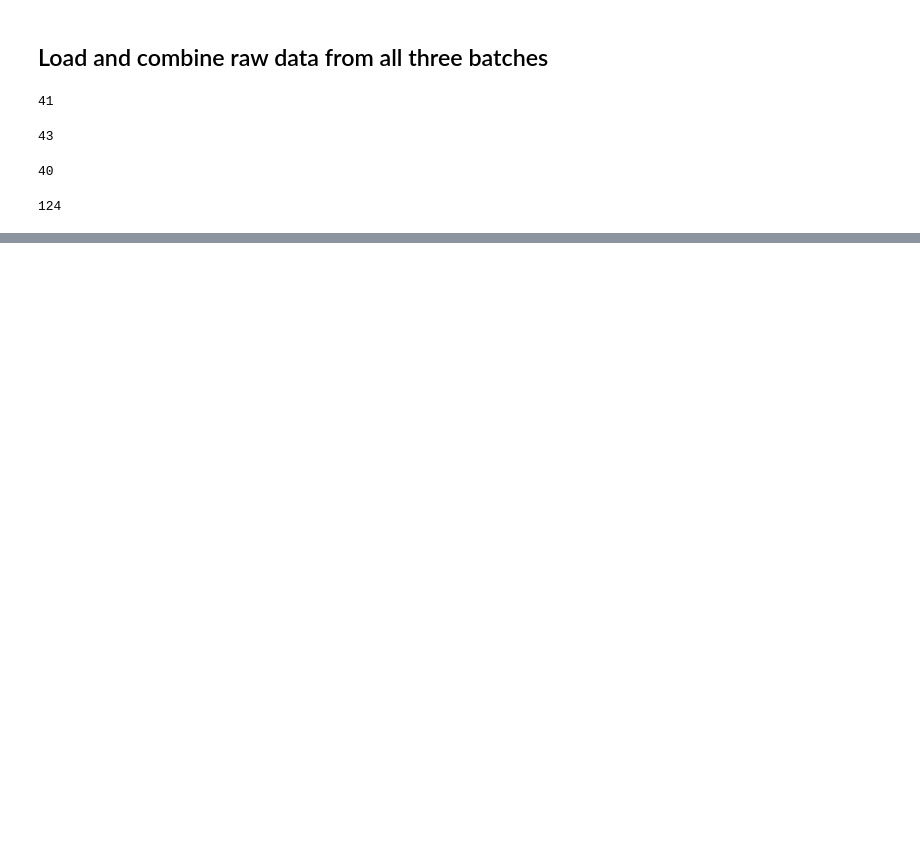
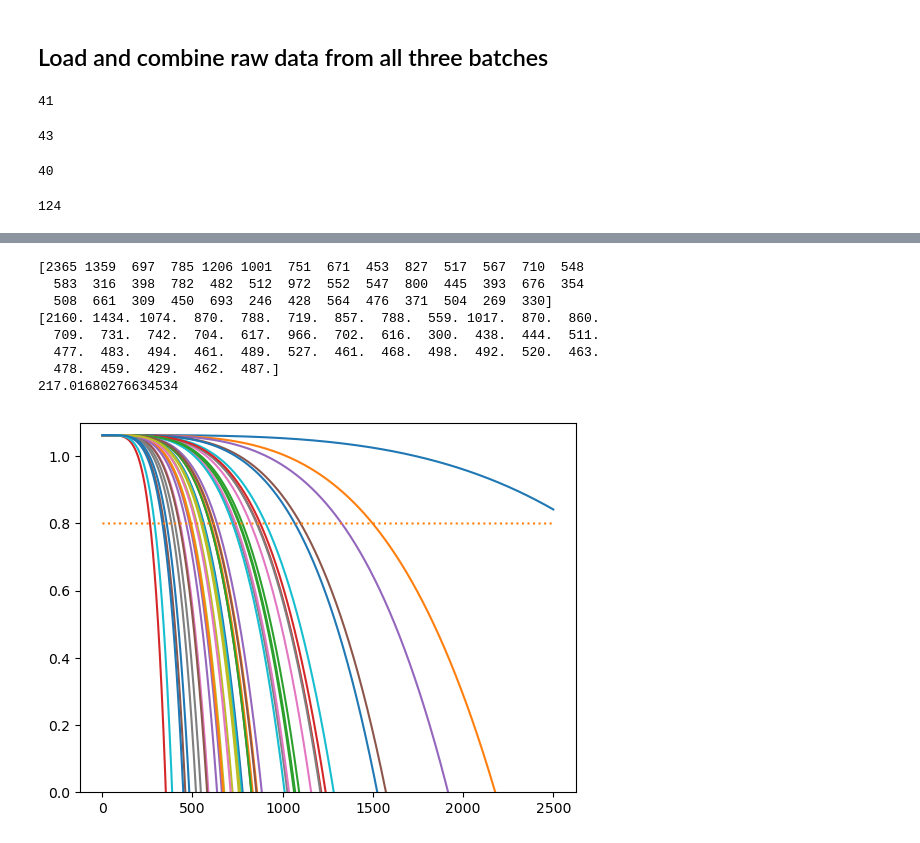
Before and after one commit to nathan99sun/HybridPred, a Jupyter notebook: Physics/curve_fitting.ipynb, the cells around one changed output, grey strips where cells are left out. Drawn from its saved outputs; the diff is of its cells as text; code cells hidden in the pictures; blank space fills up the shorter version.

```diff
--- a/Physics/curve_fitting.ipynb
+++ b/Physics/curve_fitting.ipynb
@@ -102,0 +135,21 @@ plt.plot(x, alpha*np.exp(beta/temps)*np.power(x,gamma))
+# %%
+test_ind = np.array([ 0,  2,  4,  6,  8, 10, 12, 14, 16, 18, 20, 22, 24, 26, 28, 30, 32,
+       34, 36, 38, 40, 42, 44, 46, 48, 50, 52, 54, 56, 58, 60, 62, 64, 66,
+       68, 70, 72, 74, 76, 78, 80, 82, 83])
+
+train_ind = np.array([ 1,  3,  5,  7,  9, 11, 13, 15, 17, 19, 21, 23, 25, 27, 29, 31, 33,
+       35, 37, 39, 41, 43, 45, 47, 49, 51, 53, 55, 57, 59, 61, 63, 65, 67,
+       69, 71, 73, 75, 77, 79, 81])
+
+secondary_ind = np.array([ 84,  85,  86,  87,  88,  89,  90,  91,  92,  93,  94,  95,  96,
+        97,  98,  99, 100, 101, 102, 103, 104, 105, 106, 107, 108, 109,
+       110, 111, 112, 113, 114, 115, 116, 117, 118, 119, 120, 121, 122])
+# %%
+x_train = data[:,1:6][train_ind]
+y_train = params[train_ind]
+
+x_test = data[:,1:6][test_ind]
+y_test = params[test_ind]
+
+x_stest = data[:,1:6][secondary_ind]
+y_stest = params[secondary_ind]
@@ -102,0 +176,32 @@ plt.plot(x, alpha*np.exp(beta/temps)*np.power(x,gamma))
+# %%
+from sklearn.multioutput import MultiOutputRegressor
+
+regr = MultiOutputRegressor(SVR()).fit(x_train, y_train)
+
+predicted = regr.predict(x_train)
+x=np.arange(1, 2500)
+cycle_lives = []
+for p in predicted:
+    plt.plot(x, 1.1*(1 - (np.exp(p[0]/temps)*np.power(x,p[1]) + p[2])))
+    predicted_array = 1.1*(1 - (np.exp(p[0]/temps)*np.power(x,p[1]) + p[2]))
+    cycle_life = np.sum(predicted_array > 0.8*1.1)
+    cycle_lives.append(cycle_life)
+plt.plot(x, 0.8*np.ones(len(x)), ":")
+plt.ylim(0, 1.1)
+
+cycle_lives = np.array(cycle_lives)
+truths = data[:, 0][train_ind]
+print(cycle_lives)
+print(truths)
+rmse = np.sqrt(np.mean(np.abs(truths-cycle_lives)**2))
+print(rmse)
+# %% [output]
+[2365 1359  697  785 1206 1001  751  671  453  827  517  567  710  548
+  583  316  398  782  482  512  972  552  547  800  445  393  676  354
+  508  661  309  450  693  246  428  564  476  371  504  269  330]
+[2160. 1434. 1074.  870.  788.  719.  857.  788.  559. 1017.  870.  860.
+  709.  731.  742.  704.  617.  966.  702.  616.  300.  438.  444.  511.
+  477.  483.  494.  461.  489.  527.  461.  468.  498.  492.  520.  463.
+  478.  459.  429.  462.  487.]
+217.01680276634534
+[figure, added]
```
Also changed, not shown: parts of 10 cells of this notebook, 1 other file.
